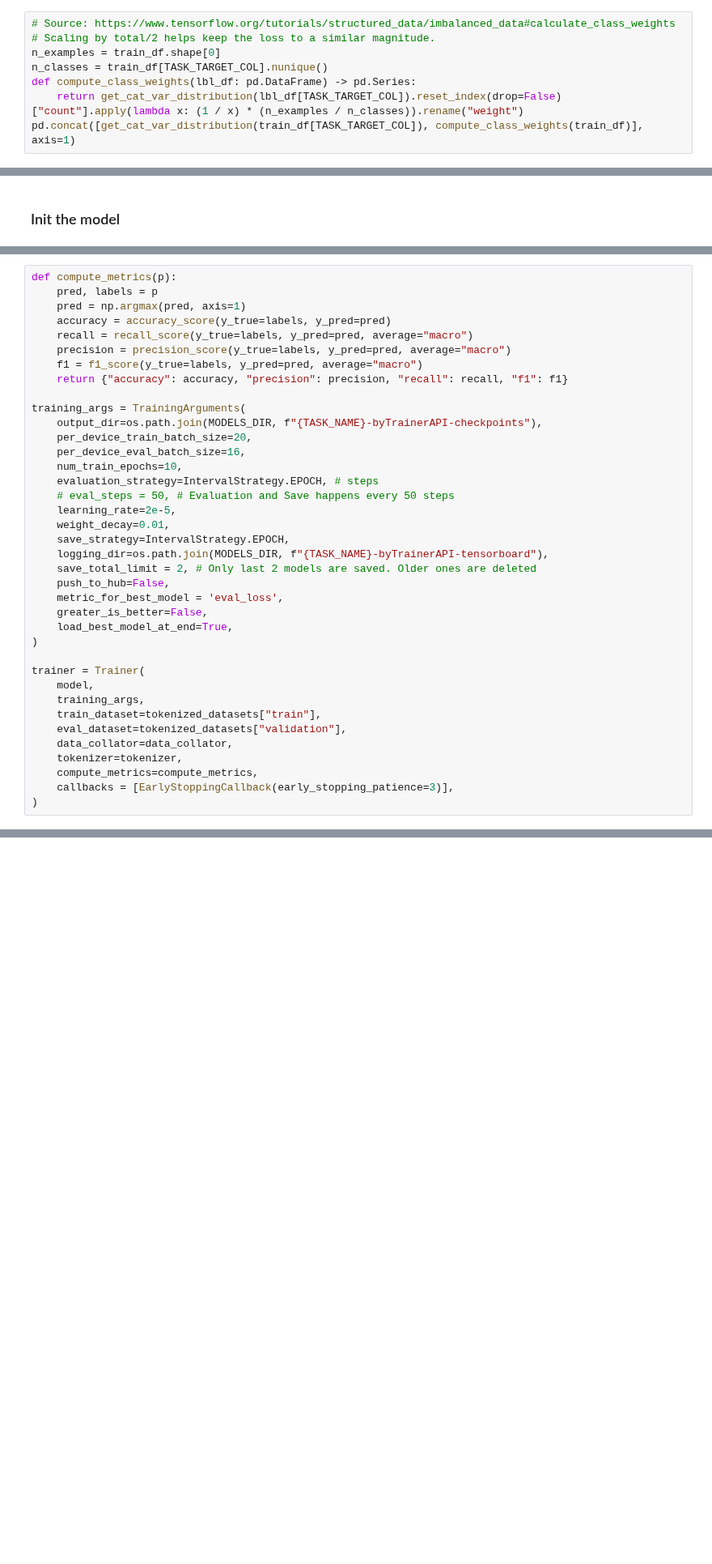
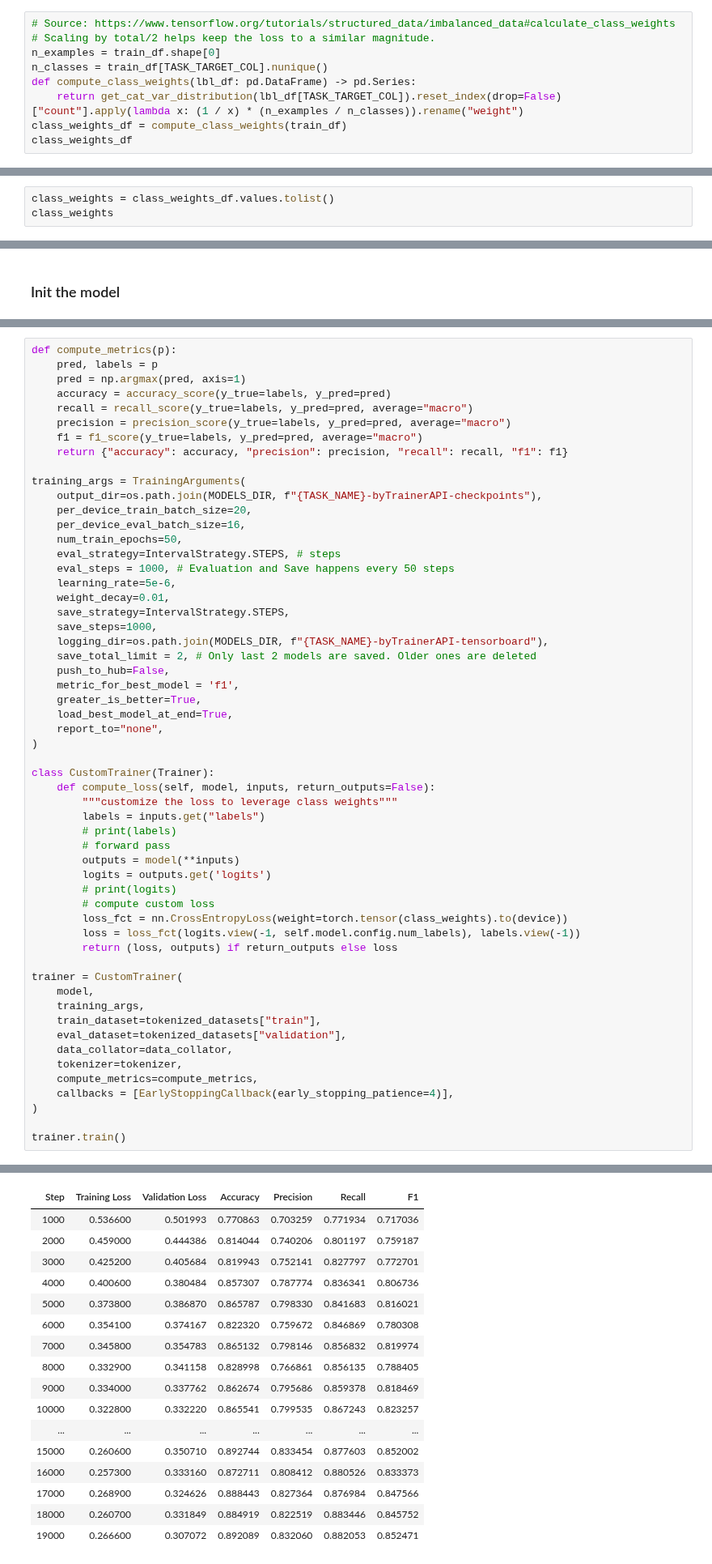
Before and after one commit to lengocluyen/relation_extraction_textmine25, a Jupyter notebook: defi_textmine_2025/mth2_hasrelation_whatrelation/step1_hastrelation.ipynb, the cells around one changed output, grey strips where cells are left out. Shown at 81% size. Saved outputs shown, nothing was run; the diff lists cells and outputs as text; blank space fills up the shorter version.

```diff
--- a/defi_textmine_2025/mth2_hasrelation_whatrelation/step1_hastrelation.ipynb
+++ b/defi_textmine_2025/mth2_hasrelation_whatrelation/step1_hastrelation.ipynb
@@ -373,5 +353,6 @@ n_examples = train_df.shape[0]
 n_classes = train_df[TASK_TARGET_COL].nunique()
 def compute_class_weights(lbl_df: pd.DataFrame) -> pd.Series:
     return get_cat_var_distribution(lbl_df[TASK_TARGET_COL]).reset_index(drop=False)["count"].apply(lambda x: (1 / x) * (n_examples / n_classes)).rename("weight")
-pd.concat([get_cat_var_distribution(train_df[TASK_TARGET_COL]), compute_class_weights(train_df)], axis=1)
+class_weights_df = compute_class_weights(train_df)
+class_weights_df
 # %% [output]
@@ -380,0 +362,3 @@ pd.concat([get_cat_var_distribution(train_df[TASK_TARGET_COL]), compute_class_we
+# %%
+class_weights = class_weights_df.values.tolist()
+class_weights
@@ -433,21 +425,37 @@ training_args = TrainingArguments(
     output_dir=os.path.join(MODELS_DIR, f"{TASK_NAME}-byTrainerAPI-checkpoints"),
     per_device_train_batch_size=20,
     per_device_eval_batch_size=16,
-    num_train_epochs=10,
-    evaluation_strategy=IntervalStrategy.EPOCH, # steps
-    # eval_steps = 50, # Evaluation and Save happens every 50 steps
-    learning_rate=2e-5,
+    num_train_epochs=50,
+    eval_strategy=IntervalStrategy.STEPS, # steps
+    eval_steps = 1000, # Evaluation and Save happens every 50 steps
+    learning_rate=5e-6,
     weight_decay=0.01,
-    save_strategy=IntervalStrategy.EPOCH,
+    save_strategy=IntervalStrategy.STEPS,
+    save_steps=1000,
     logging_dir=os.path.join(MODELS_DIR, f"{TASK_NAME}-byTrainerAPI-tensorboard"),
     save_total_limit = 2, # Only last 2 models are saved. Older ones are deleted
     push_to_hub=False,
-    metric_for_best_model = 'eval_loss',
-    greater_is_better=False,
+    metric_for_best_model = 'f1',
+    greater_is_better=True,
     load_best_model_at_end=True,
+    report_to="none",
 )
 
-trainer = Trainer(
+class CustomTrainer(Trainer):
+    def compute_loss(self, model, inputs, return_outputs=False):
+        """customize the loss to leverage class weights"""
+        labels = inputs.get("labels")
+        # print(labels)
+        # forward pass
+        outputs = model(**inputs)
+        logits = outputs.get('logits')
+        # print(logits)
+        # compute custom loss
+        loss_fct = nn.CrossEntropyLoss(weight=torch.tensor(class_weights).to(device))
+        loss = loss_fct(logits.view(-1, self.model.config.num_labels), labels.view(-1))
+        return (loss, outputs) if return_outputs else loss
+
+trainer = CustomTrainer(
     model,
     training_args,
     train_dataset=tokenized_datasets["train"],
@@ -455,5 +463,8 @@ trainer = Trainer(
     data_collator=data_collator,
     tokenizer=tokenizer,
     compute_metrics=compute_metrics,
-    callbacks = [EarlyStoppingCallback(early_stopping_patience=3)],
+    callbacks = [EarlyStoppingCallback(early_stopping_patience=4)],
 )
+
+trainer.train()
+# %% [output]
@@ -459,0 +472,17 @@ trainer = Trainer(
+| Step | Training Loss | Validation Loss | Accuracy | Precision | Recall | F1 |
+| 1000 | 0.536600 | 0.501993 | 0.770863 | 0.703259 | 0.771934 | 0.717036 |
+| 2000 | 0.459000 | 0.444386 | 0.814044 | 0.740206 | 0.801197 | 0.759187 |
+| 3000 | 0.425200 | 0.405684 | 0.819943 | 0.752141 | 0.827797 | 0.772701 |
+| 4000 | 0.400600 | 0.380484 | 0.857307 | 0.787774 | 0.836341 | 0.806736 |
+| 5000 | 0.373800 | 0.386870 | 0.865787 | 0.798330 | 0.841683 | 0.816021 |
+| 6000 | 0.354100 | 0.374167 | 0.822320 | 0.759672 | 0.846869 | 0.780308 |
+| 7000 | 0.345800 | 0.354783 | 0.865132 | 0.798146 | 0.856832 | 0.819974 |
+| 8000 | 0.332900 | 0.341158 | 0.828998 | 0.766861 | 0.856135 | 0.788405 |
+| 9000 | 0.334000 | 0.337762 | 0.862674 | 0.795686 | 0.859378 | 0.818469 |
+| 10000 | 0.322800 | 0.332220 | 0.865541 | 0.799535 | 0.867243 | 0.823257 |
+| ... | ... | ... | ... | ... | ... | ... |
+| 15000 | 0.260600 | 0.350710 | 0.892744 | 0.833454 | 0.877603 | 0.852002 |
+| 16000 | 0.257300 | 0.333160 | 0.872711 | 0.808412 | 0.880526 | 0.833373 |
+| 17000 | 0.268900 | 0.324626 | 0.888443 | 0.827364 | 0.876984 | 0.847566 |
+| 18000 | 0.260700 | 0.331849 | 0.884919 | 0.822519 | 0.883446 | 0.845752 |
+| 19000 | 0.266600 | 0.307072 | 0.892089 | 0.832060 | 0.882053 | 0.852471 |
```
Also changed, not shown: parts of 47 cells of this notebook.
